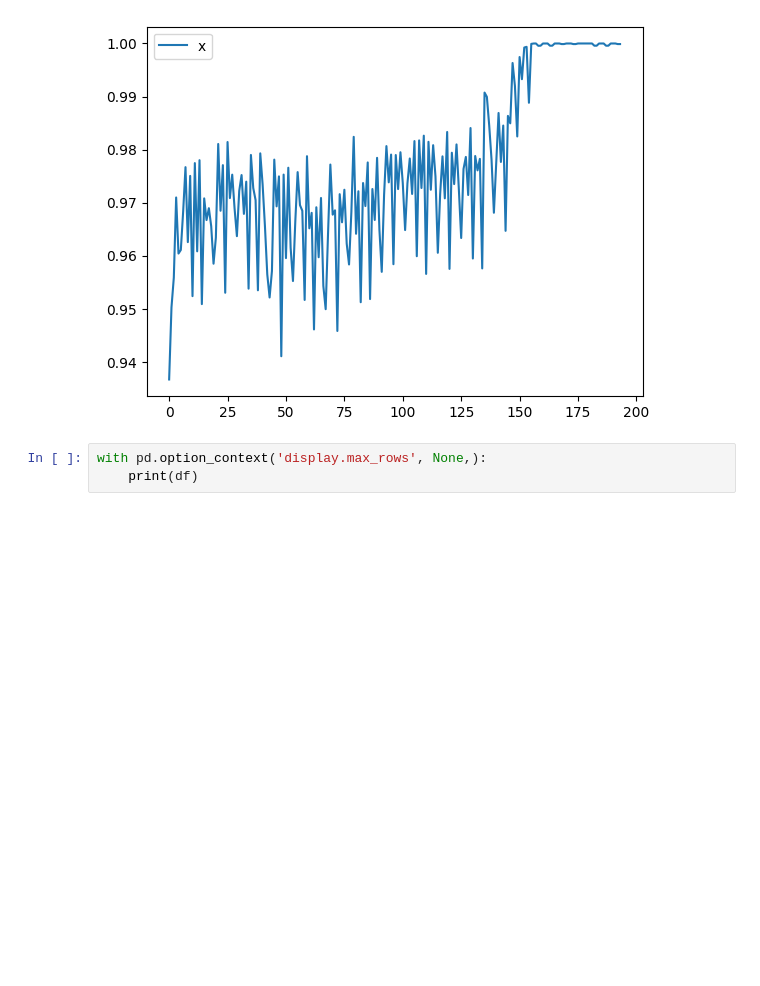
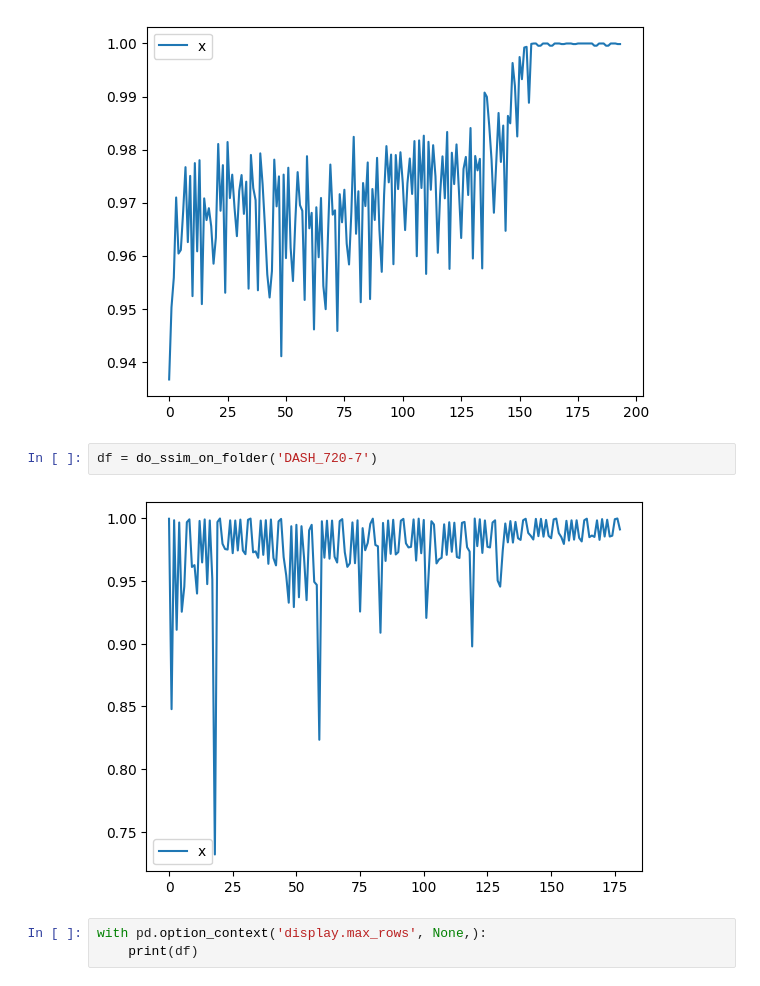
Before and after one commit to kennethjiang/3DPrintSaviour, a Jupyter notebook: SSIM.ipynb, the cells around one changed output. Cells and saved outputs as stored; diff of their text form; blank space fills up the shorter version.

```diff
--- a/SSIM.ipynb
+++ b/SSIM.ipynb
@@ -160,6 +212,10 @@ df = do_ssim_on_folder('Spotify_Logo_0.2mm_PLA_MK3SMMU2S_1h9m_20220823221718')
 df = do_ssim_on_folder('UMesh_PM3D_Sphere3D6_0.1mm_PLA_MK3SMMU2S_12h23m_20220910101333')
 # %% [output]
 [figure]
+# %%
+df = do_ssim_on_folder('DASH_720-7')
+# %% [output]
+[figure, added]
 # %%
 with pd.option_context('display.max_rows', None,):
     print(df)
```
Also changed, not shown: parts of 3 cells of this notebook.
